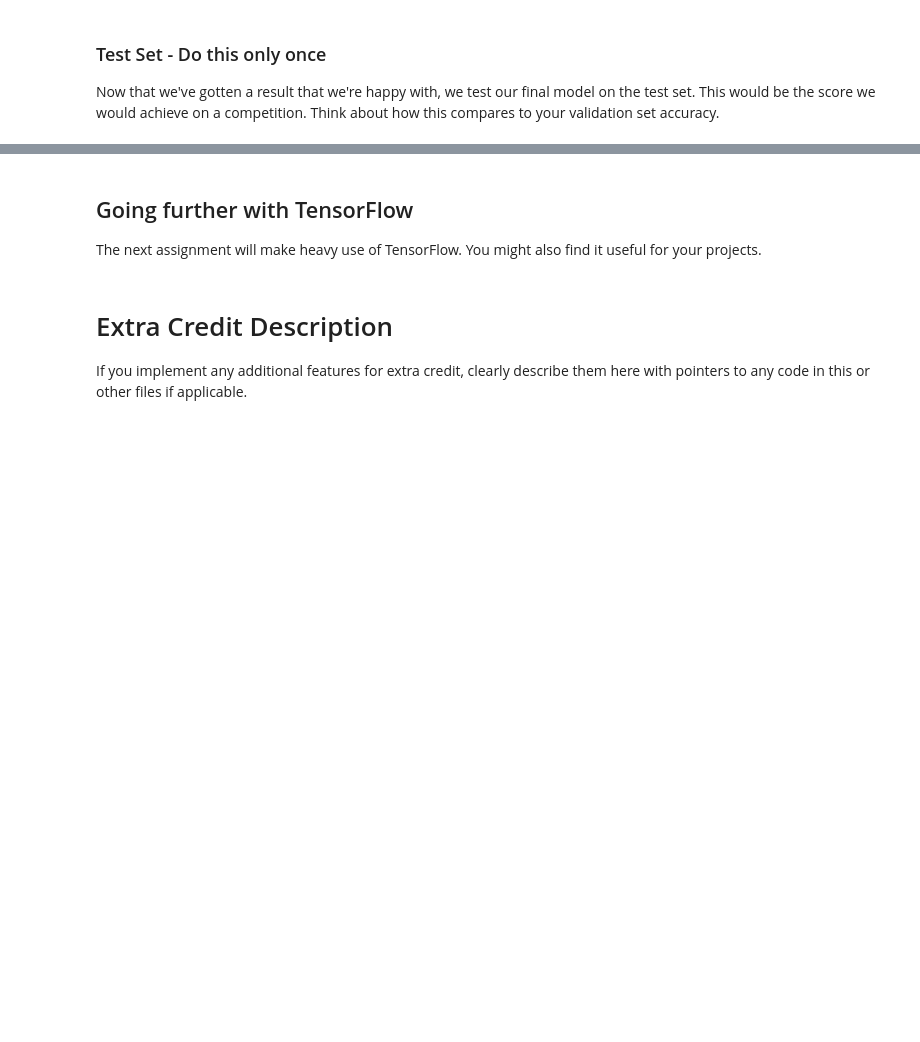
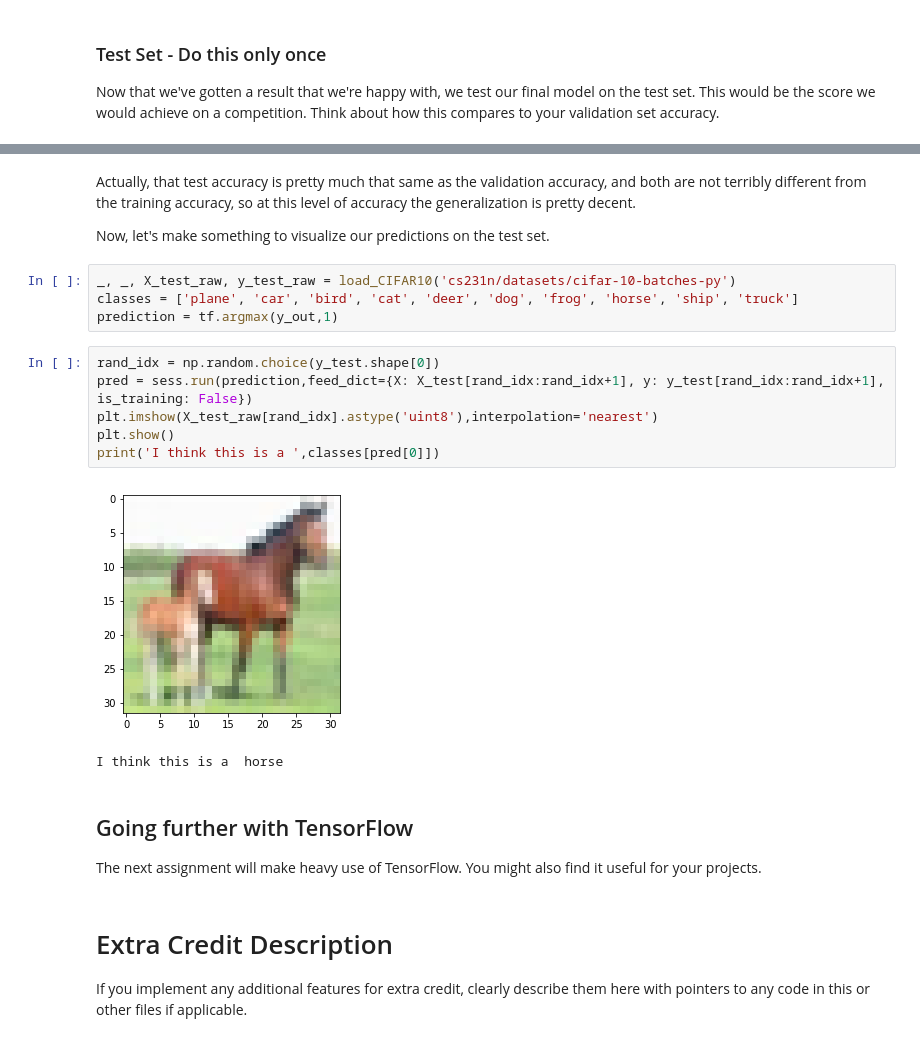
Before and after one commit to smeenehan/CS231n, a Jupyter notebook: assignment2/TensorFlow.ipynb, the cells around one changed output, grey strips where cells are left out. Cells and saved outputs as stored; diff of their text form; blank space fills up the shorter version.

```diff
--- a/assignment2/TensorFlow.ipynb
+++ b/assignment2/TensorFlow.ipynb
@@ -504,3 +685,20 @@ run_model(sess,y_out,mean_loss,X_test,y_test,1,64)
+# %% [markdown]
+Actually, that test accuracy is pretty much that same as the validation accuracy, and both are not terribly different from the training accuracy, so at this level of accuracy the generalization is pretty decent.
+
+Now, let's make something to visualize our predictions on the test set.
+# %%
+_, _, X_test_raw, y_test_raw = load_CIFAR10('cs231n/datasets/cifar-10-batches-py')
+classes = ['plane', 'car', 'bird', 'cat', 'deer', 'dog', 'frog', 'horse', 'ship', 'truck']
+prediction = tf.argmax(y_out,1)
+# %%
+rand_idx = np.random.choice(y_test.shape[0])
+pred = sess.run(prediction,feed_dict={X: X_test[rand_idx:rand_idx+1], y: y_test[rand_idx:rand_idx+1], is_training: False})
+plt.imshow(X_test_raw[rand_idx].astype('uint8'),interpolation='nearest')
+plt.show()
+print('I think this is a ',classes[pred[0]])
+# %% [output]
+[figure, added]
+I think this is a  horse
 # %% [markdown]
 ## Going further with TensorFlow
 
```
Also changed, not shown: parts of 13 cells of this notebook.
